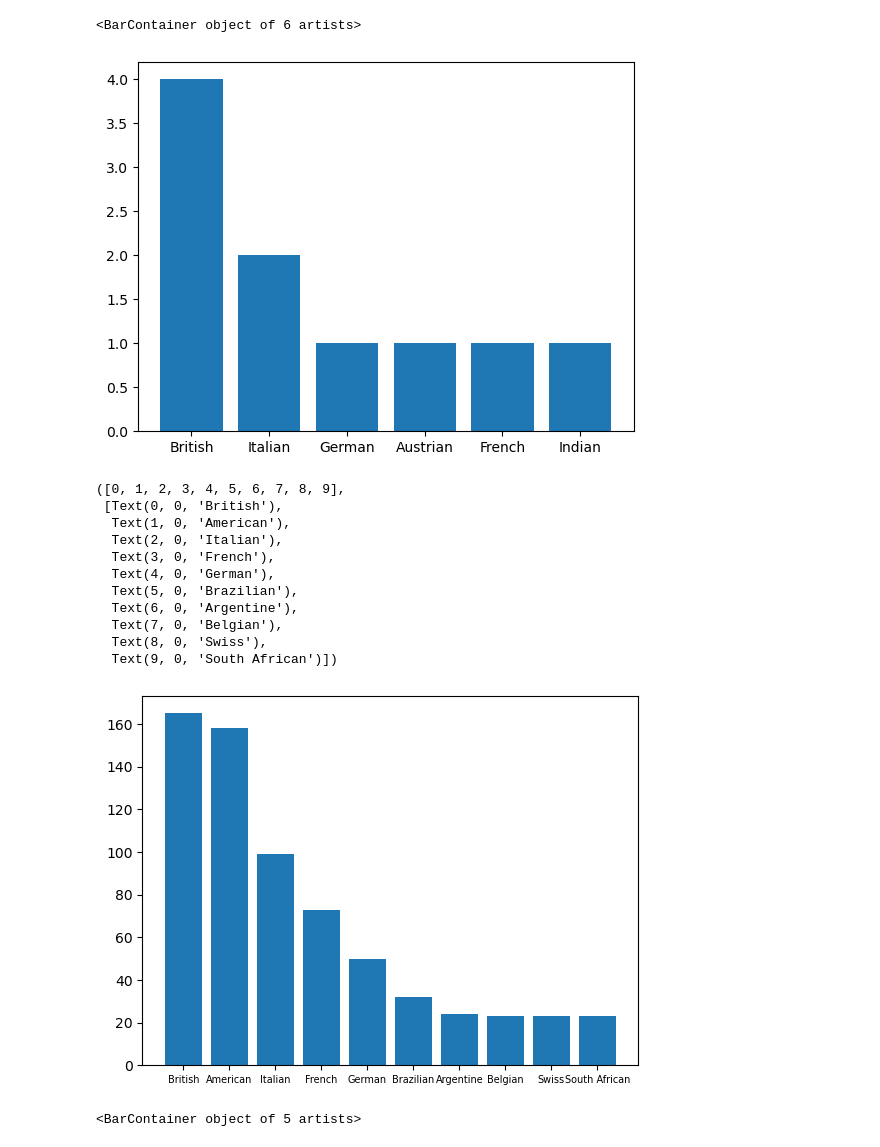
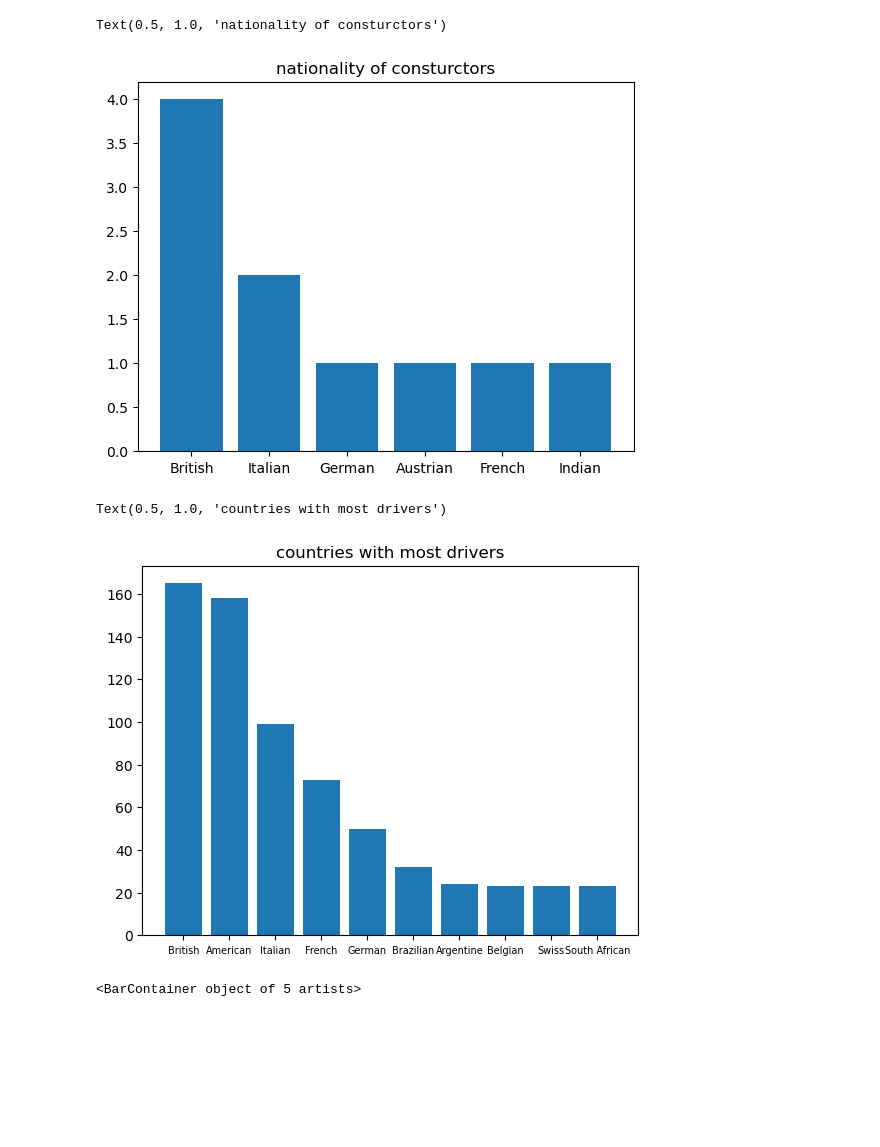
Before and after one commit to jlee6422/qtm151_fall_2023, a Jupyter notebook: final_project/final_project.ipynb, the cells around one changed output. Saved outputs shown, nothing was run; the diff lists cells and outputs as text; code cells hidden in the pictures; blank space fills up the shorter version.

```diff
--- a/final_project/final_project.ipynb
+++ b/final_project/final_project.ipynb
@@ -16,21 +16,21 @@ races = pd.read_csv("Formula1-DatasetFull/raw_data/races.csv")
 # %%
 #constructor with the most points
 
 constructor_points = results.groupby("constructorId").agg(total_points = ("points", "sum"))
 constructor_points
 
 df_constructors = pd.DataFrame(constructors)
 names = df_constructors[["constructorId", "name", "nationality"]]
 names.groupby("constructorId")
 result_df = pd.merge(names, constructor_points, on='constructorId', how='left')
 top_10_points_for_constructors = result_df.sort_values(by = "total_points", ascending = False).head(10)
 
 nation_count = top_10_points_for_constructors["nationality"].value_counts()
 plt.bar(nation_count.index, nation_count)
-#plt.xticks(fontsize = 7)
+plt.title("nationality of consturctors")
 # %% [output]
-<BarContainer object of 6 artists>
+Text(0.5, 1.0, 'nationality of consturctors')
-[figure, old version]
+[figure, new version]
 # %%
 # countries with the most drivers
 
@@ -39,19 +39,10 @@ countries_with_most_drivers_top10 = drivers["nationality"].value_counts().head(1
 countries_with_most_drivers_top10
 plt.bar(countries_with_most_drivers_top10.index, countries_with_most_drivers_top10)
 plt.xticks(fontsize = 7)
+plt.title("countries with most drivers")
 # %% [output]
-([0, 1, 2, 3, 4, 5, 6, 7, 8, 9],
- [Text(0, 0, 'British'),
-  Text(1, 0, 'American'),
-  Text(2, 0, 'Italian'),
-  Text(3, 0, 'French'),
-  Text(4, 0, 'German'),
-  Text(5, 0, 'Brazilian'),
-  Text(6, 0, 'Argentine'),
-  Text(7, 0, 'Belgian'),
-  Text(8, 0, 'Swiss'),
-  Text(9, 0, 'South African')])
+Text(0.5, 1.0, 'countries with most drivers')
-[figure, old version]
+[figure, new version]
 # %%
 # nationality of drivers
 
```
Also changed, not shown: parts of 1 cell of this notebook, 1 other file.
